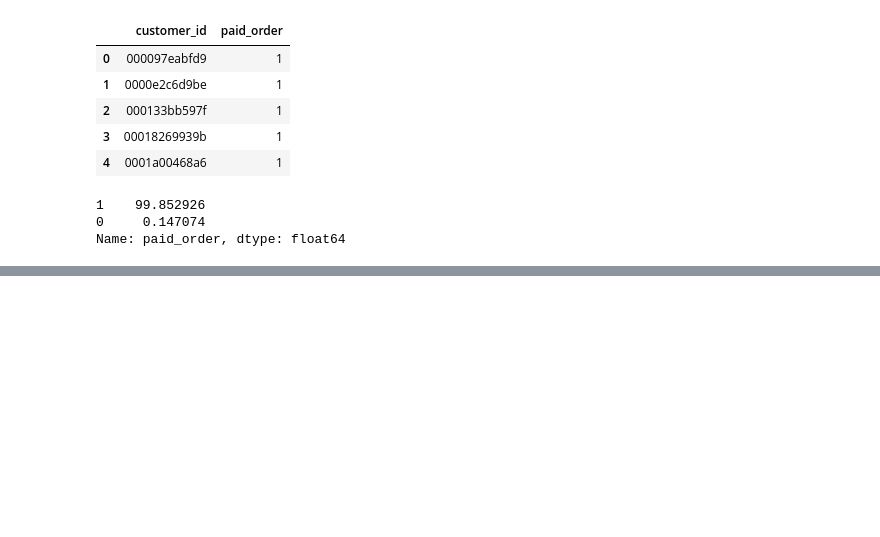
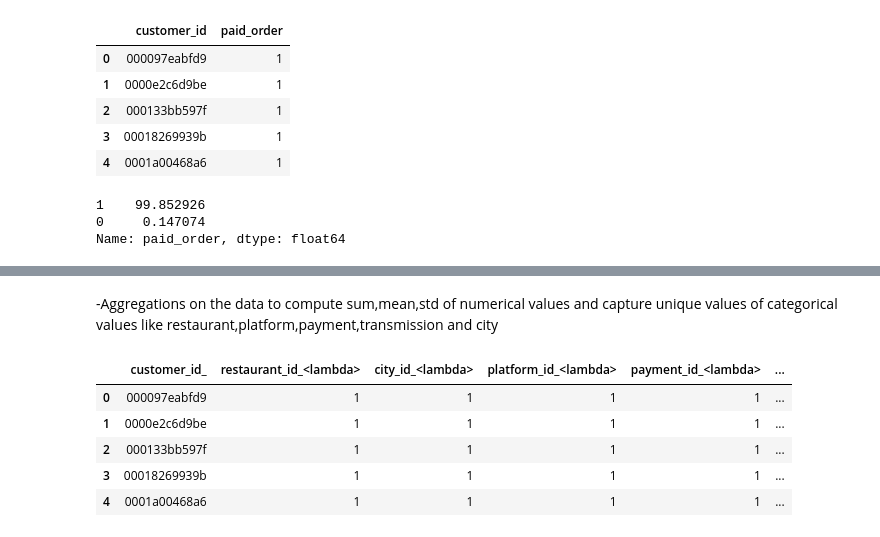
Before and after one commit to yh18190/chunautee_samna, a Jupyter notebook: DataPrep_Transformations.ipynb, the cells around one changed output, grey strips where cells are left out. Saved outputs shown, nothing was run; the diff lists cells and outputs as text; code cells hidden in the pictures; blank space fills up the shorter version.

```diff
--- a/DataPrep_Transformations.ipynb
+++ b/DataPrep_Transformations.ipynb
@@ -468,0 +550,30 @@ Almost 99.8% of customers have paid for there orders atleast once.
+# %% [markdown]
+-Aggregations on the data to compute sum,mean,std of numerical values and capture unique values of categorical values
+like restaurant,platform,payment,transmission and city
+# %%
+def q75(x):
+            return x.quantile(0.75)
+def q25(x):
+            return x.quantile(0.25)
+# %%
+aggregations = {
+    'restaurant_id':lambda x:x.nunique(),
+    'city_id':lambda x:x.nunique(),
+    'platform_id':lambda x:x.nunique(),
+    'payment_id' : lambda x:x.nunique(),
+    'transmission_id' :lambda x:x.nunique(),
+    'amount_paid':['mean','std','sum',q25,q75],
+    'delivery_fee':['mean','sum'],
+    'voucher_amount':['mean','sum'],
+
+}
+df_agg_orders=df_orders.groupby('customer_id',as_index=False).agg(aggregations)
+df_agg_orders.columns = ["_".join(x) for x in df_agg_orders.columns.ravel()]
+df_agg_orders.head()
+# %% [output]
+|  | customer_id_ | restaurant_id_<lambda> | city_id_<lambda> | platform_id_<lambda> | payment_id_<lambda> | ... |
+| 0 | 000097eabfd9 | 1 | 1 | 1 | 1 | ... |
+| 1 | 0000e2c6d9be | 1 | 1 | 1 | 1 | ... |
+| 2 | 000133bb597f | 1 | 1 | 1 | 1 | ... |
+| 3 | 00018269939b | 1 | 1 | 1 | 1 | ... |
+| 4 | 0001a00468a6 | 1 | 1 | 1 | 1 | ... |
```
Also changed, not shown: parts of 45 cells of this notebook.
